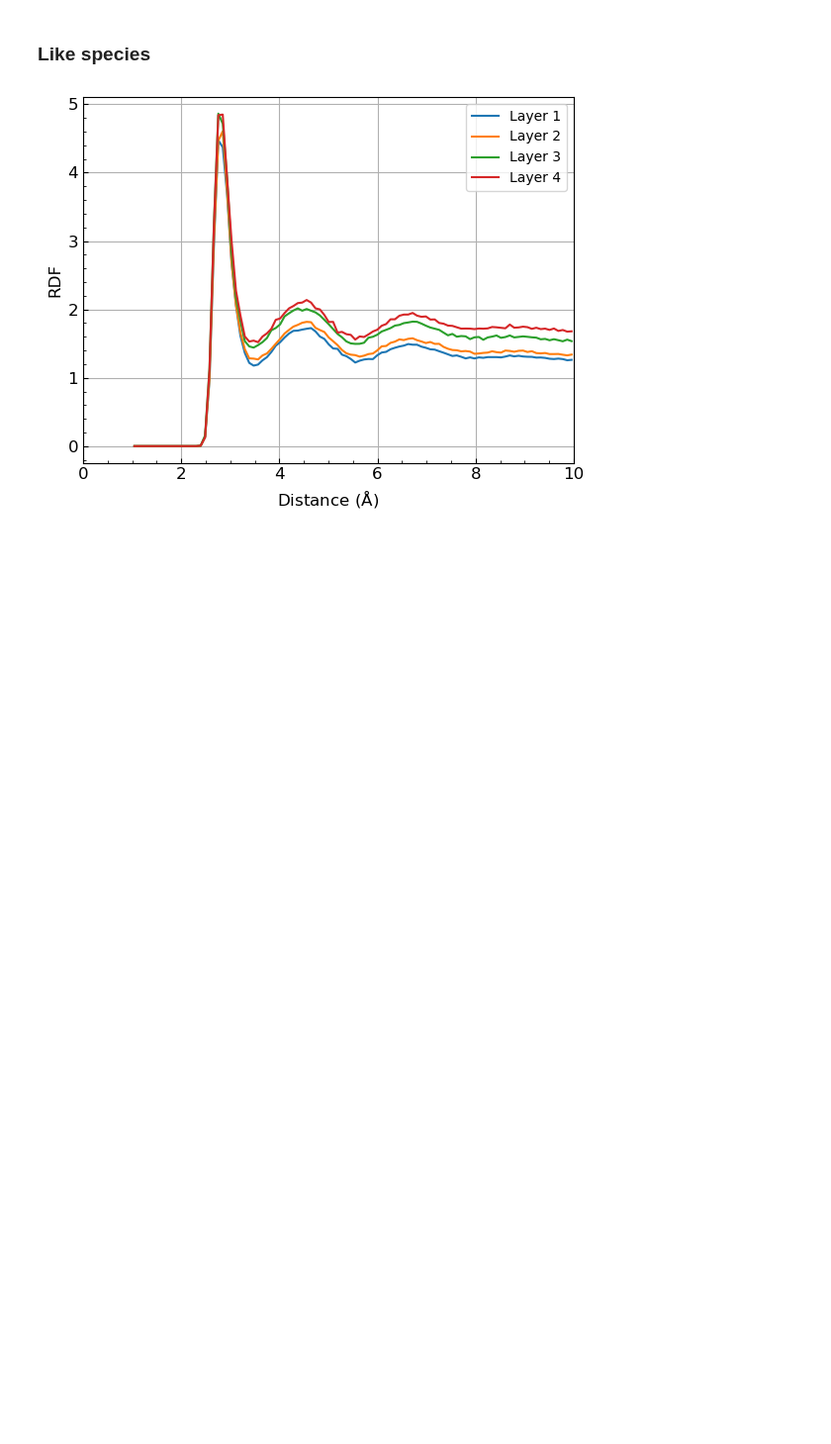
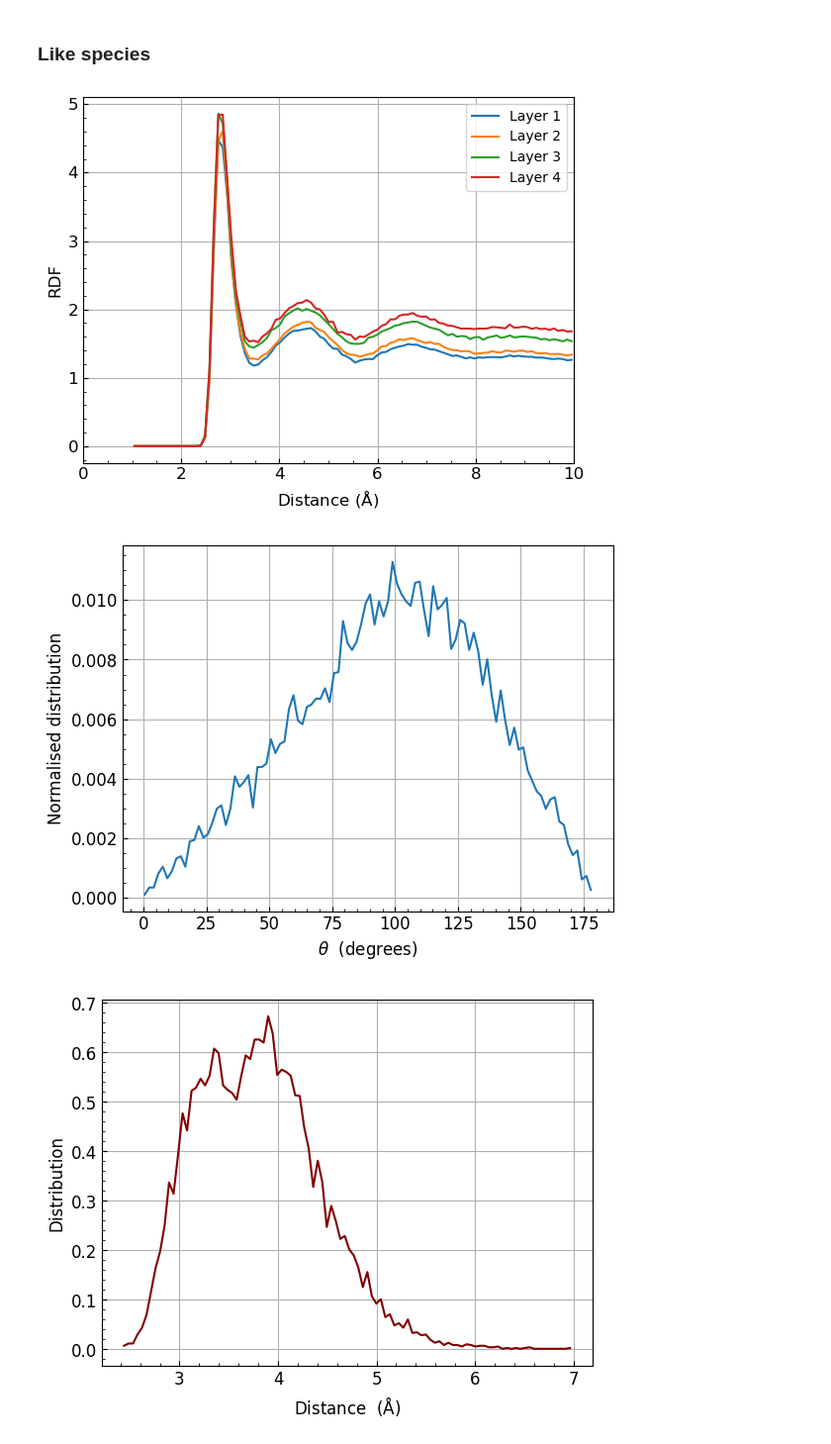
Before and after one commit to water-ice-group/on_a_WIM, a Jupyter notebook: development.ipynb, the cells around one changed output. Shown at 99% size. Saved outputs shown, nothing was run; the diff lists cells and outputs as text; code cells hidden in the pictures; blank space fills up the shorter version.

Commit message:
Added functionality for assessing surface_level angles and distances.

```diff
--- a/development.ipynb
+++ b/development.ipynb
@@ -418,3 +418,47 @@ plt.savefig('./outputs/figures/cluster.pdf',dpi=400,bbox_inches='tight',facecolo
 plt.show()
 # %% [output]
 [figure]
+# %%
+result_angle = WC_inter.Cluster_properties('angle')
+result_dist  = WC_inter.Cluster_properties('distance')
+# %%
+# plot
+
+fig,ax=plt.subplots()
+ax.plot(result_angle[1],result_angle[0],'-',label='Distribution')
+
+ax.set_xlabel(r'$\theta$  (degrees)',size=12)
+ax.set_ylabel('Normalised distribution',size=12)
+#ax.set_xlim(0,10)
+ax.tick_params(axis="x",which='both',direction="in",labelsize=12)
+ax.tick_params(axis="y",which='both',direction="in",labelsize=12)
+ax.xaxis.set_minor_locator(AutoMinorLocator())
+ax.yaxis.set_minor_locator(AutoMinorLocator())
+#ax.legend()
+ax.grid()
+plt.savefig('./outputs/figures/cluster_angles.pdf',dpi=400,bbox_inches='tight',facecolor=fig.get_facecolor(), edgecolor='none')
+plt.show()
+
+
+
+
+
+# plot
+
+fig,ax=plt.subplots()
+ax.plot(result_dist[1],result_dist[0],'-',color='maroon',label='Distribution')
+
+ax.set_xlabel('Distance  ($\mathrm{\AA}$)',size=12)
+ax.set_ylabel('Distribution',size=12)
+#ax.set_xlim(0,10)
+ax.tick_params(axis="x",which='both',direction="in",labelsize=12)
+ax.tick_params(axis="y",which='both',direction="in",labelsize=12)
+ax.xaxis.set_minor_locator(AutoMinorLocator())
+ax.yaxis.set_minor_locator(AutoMinorLocator())
+#ax.legend()
+ax.grid()
+plt.savefig('./outputs/figures/cluster_dist.pdf',dpi=400,bbox_inches='tight',facecolor=fig.get_facecolor(), edgecolor='none')
+plt.show()
+# %% [output]
+[figure, added]
+[figure, added]
```
Also changed, not shown: parts of 1 cell of this notebook, 7 other files.
